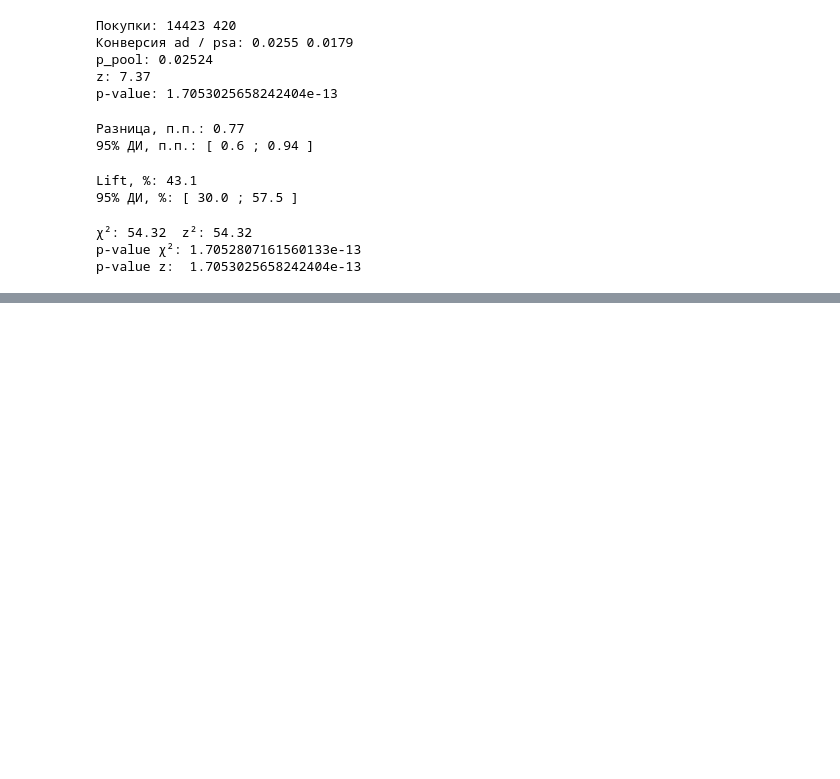
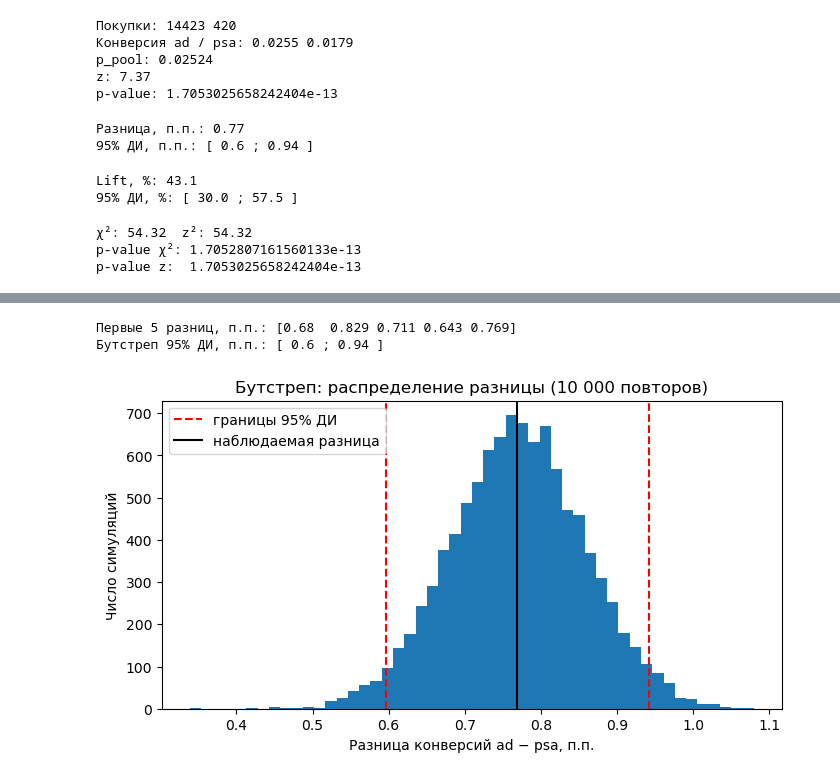
Before and after one commit to mstepanchenko/ab-test-marketing-campaign, a Jupyter notebook: notebooks/ab_test_analysis.ipynb, the cells around one changed output, grey strips where cells are left out. Cells and saved outputs as stored; diff of their text form; code cells hidden in the pictures; blank space fills up the shorter version.

Commit message:
Этап 5: бутстреп и гистограмма

```diff
--- a/notebooks/ab_test_analysis.ipynb
+++ b/notebooks/ab_test_analysis.ipynb
@@ -206,0 +250,34 @@ p-value z:  1.7053025658242404e-13
+# %%
+rng = np.random.default_rng(42)
+n_boot = 10_000
+
+boot_ad = rng.binomial(n_ad, p_ad, size=n_boot) / n_ad
+boot_psa = rng.binomial(n_psa, p_psa, size=n_boot) / n_psa
+
+boot_diff = boot_ad - boot_psa
+
+boot_low, boot_high = np.percentile(boot_diff, [2.5, 97.5])
+
+print("Первые 5 разниц, п.п.:", np.round(boot_diff[:5] * 100, 3))
+print("Бутстреп 95% ДИ, п.п.: [", round(boot_low * 100, 2), ";", round(boot_high * 100, 2), "]")
+# %% [output]
+Первые 5 разниц, п.п.: [0.68  0.829 0.711 0.643 0.769]
+Бутстреп 95% ДИ, п.п.: [ 0.6 ; 0.94 ]
+# %%
+import matplotlib.pyplot as plt
+
+plt.figure(figsize=(8, 4))
+plt.hist(boot_diff * 100, bins=50)
+
+plt.axvline(boot_low * 100, color="red", linestyle="--", label="границы 95% ДИ")
+plt.axvline(boot_high * 100, color="red", linestyle="--")
+plt.axvline(diff * 100, color="black", label="наблюдаемая разница")
+
+plt.xlabel("Разница конверсий ad − psa, п.п.")
+plt.ylabel("Число симуляций")
+plt.title("Бутстреп: распределение разницы (10 000 повторов)")
+plt.legend()
+plt.savefig("../images/bootstrap_diff.png", dpi=150, bbox_inches="tight")
+plt.show()
+# %% [output]
+[figure, added]
```
Also changed, not shown: parts of 5 cells of this notebook, 1 other file.
